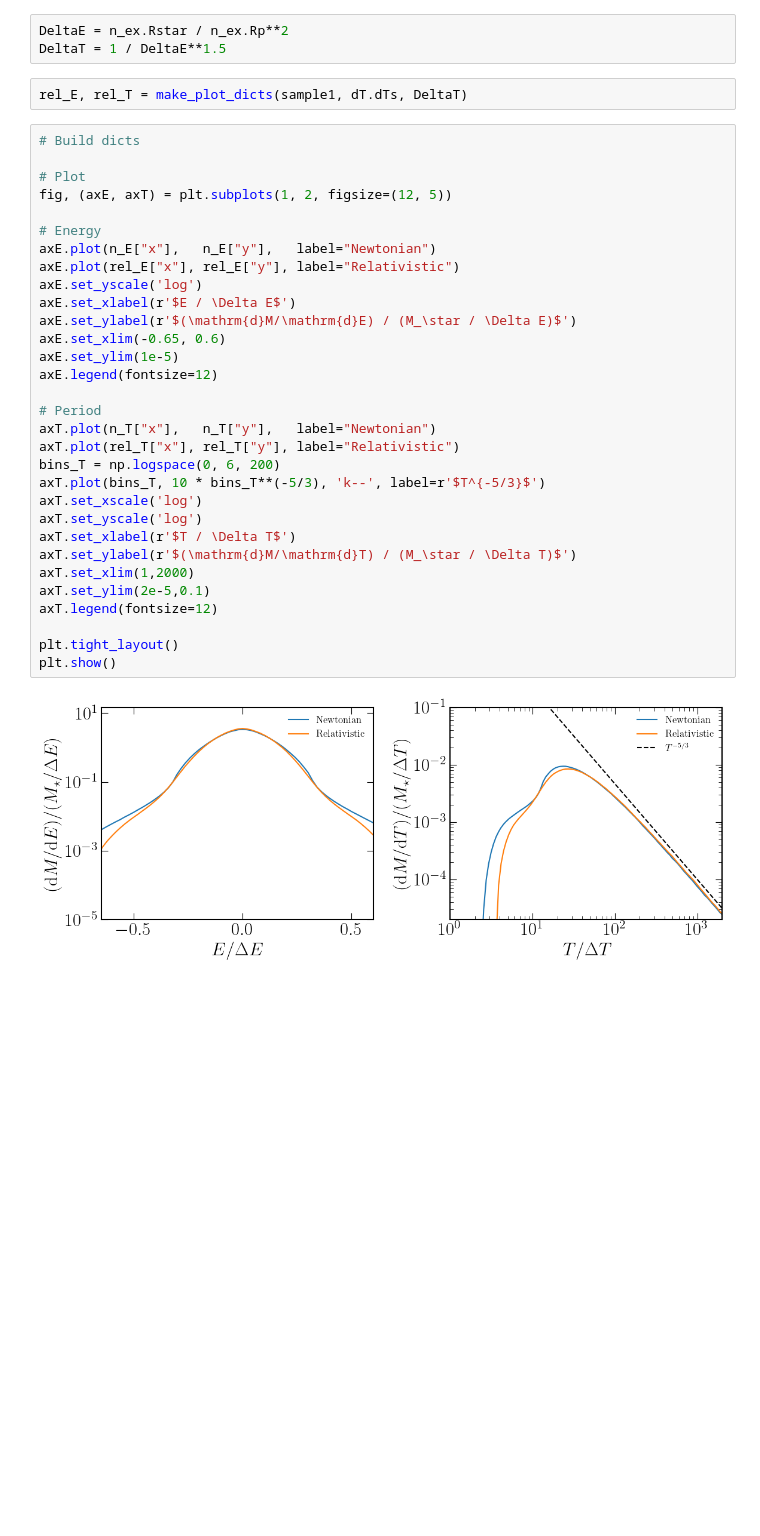
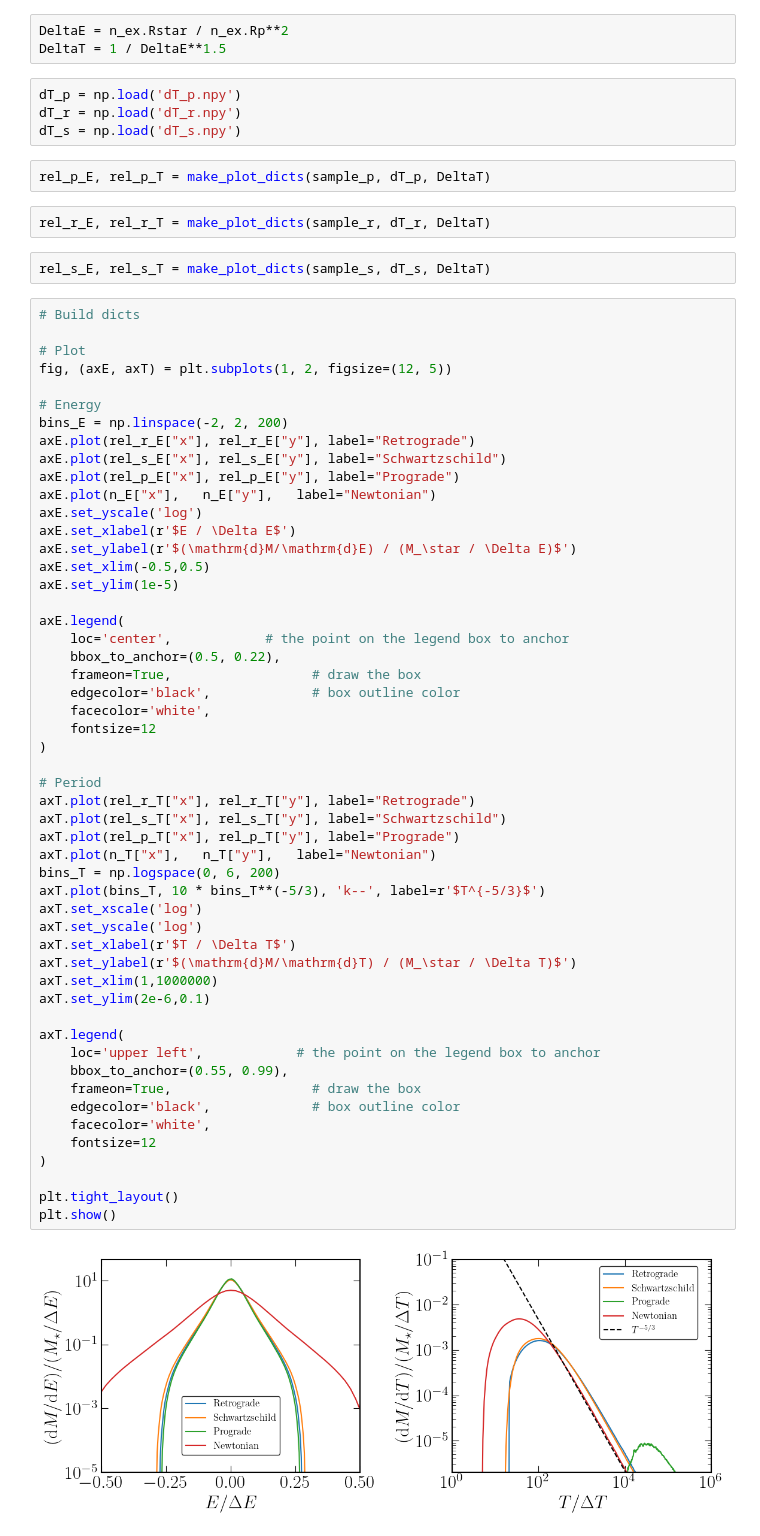
Before and after one commit to ZihanZhou26/PerTDE, a Jupyter notebook: FallbackGen_calculator.ipynb, the cells around one changed output. Drawn from its saved outputs; the diff is of its cells as text; blank space fills up the shorter version.

```diff
--- a/FallbackGen_calculator.ipynb
+++ b/FallbackGen_calculator.ipynb
@@ -156,38 +271,67 @@ n_E, n_T = energy_plots(whole_star_sample4)
 # %%
 DeltaE = n_ex.Rstar / n_ex.Rp**2
 DeltaT = 1 / DeltaE**1.5
+# %%
+dT_p = np.load('dT_p.npy')
+dT_r = np.load('dT_r.npy')
+dT_s = np.load('dT_s.npy')
 # %%
-rel_E, rel_T = make_plot_dicts(sample1, dT.dTs, DeltaT)
+rel_p_E, rel_p_T = make_plot_dicts(sample_p, dT_p, DeltaT)
+# %%
+rel_r_E, rel_r_T = make_plot_dicts(sample_r, dT_r, DeltaT)
+# %%
+rel_s_E, rel_s_T = make_plot_dicts(sample_s, dT_s, DeltaT)
 # %%
 # Build dicts
 
 # Plot
 fig, (axE, axT) = plt.subplots(1, 2, figsize=(12, 5))
 
 # Energy
+bins_E = np.linspace(-2, 2, 200)
+axE.plot(rel_r_E["x"], rel_r_E["y"], label="Retrograde")
+axE.plot(rel_s_E["x"], rel_s_E["y"], label="Schwartzschild")
+axE.plot(rel_p_E["x"], rel_p_E["y"], label="Prograde")
 axE.plot(n_E["x"],   n_E["y"],   label="Newtonian")
-axE.plot(rel_E["x"], rel_E["y"], label="Relativistic")
 axE.set_yscale('log')
 axE.set_xlabel(r'$E / \Delta E$')
 axE.set_ylabel(r'$(\mathrm{d}M/\mathrm{d}E) / (M_\star / \Delta E)$')
-axE.set_xlim(-0.65, 0.6)
+axE.set_xlim(-0.5,0.5)
 axE.set_ylim(1e-5)
-axE.legend(fontsize=12)
+
+axE.legend(
+    loc='center',            # the point on the legend box to anchor
+    bbox_to_anchor=(0.5, 0.22),
+    frameon=True,                  # draw the box
+    edgecolor='black',             # box outline color
+    facecolor='white',
+    fontsize=12
+)
 
 # Period
+axT.plot(rel_r_T["x"], rel_r_T["y"], label="Retrograde")
+axT.plot(rel_s_T["x"], rel_s_T["y"], label="Schwartzschild")
+axT.plot(rel_p_T["x"], rel_p_T["y"], label="Prograde")
 axT.plot(n_T["x"],   n_T["y"],   label="Newtonian")
-axT.plot(rel_T["x"], rel_T["y"], label="Relativistic")
 bins_T = np.logspace(0, 6, 200)
 axT.plot(bins_T, 10 * bins_T**(-5/3), 'k--', label=r'$T^{-5/3}$')
 axT.set_xscale('log')
 axT.set_yscale('log')
 axT.set_xlabel(r'$T / \Delta T$')
 axT.set_ylabel(r'$(\mathrm{d}M/\mathrm{d}T) / (M_\star / \Delta T)$')
-axT.set_xlim(1,2000)
-axT.set_ylim(2e-5,0.1)
-axT.legend(fontsize=12)
+axT.set_xlim(1,1000000)
+axT.set_ylim(2e-6,0.1)
+
+axT.legend(
+    loc='upper left',            # the point on the legend box to anchor
+    bbox_to_anchor=(0.55, 0.99),
+    frameon=True,                  # draw the box
+    edgecolor='black',             # box outline color
+    facecolor='white',
+    fontsize=12
+)
 
 plt.tight_layout()
 plt.show()
 # %% [output]
-[figure, old version]
+[figure, new version]
```
Also changed, not shown: parts of 22 cells of this notebook, 1 other file.
